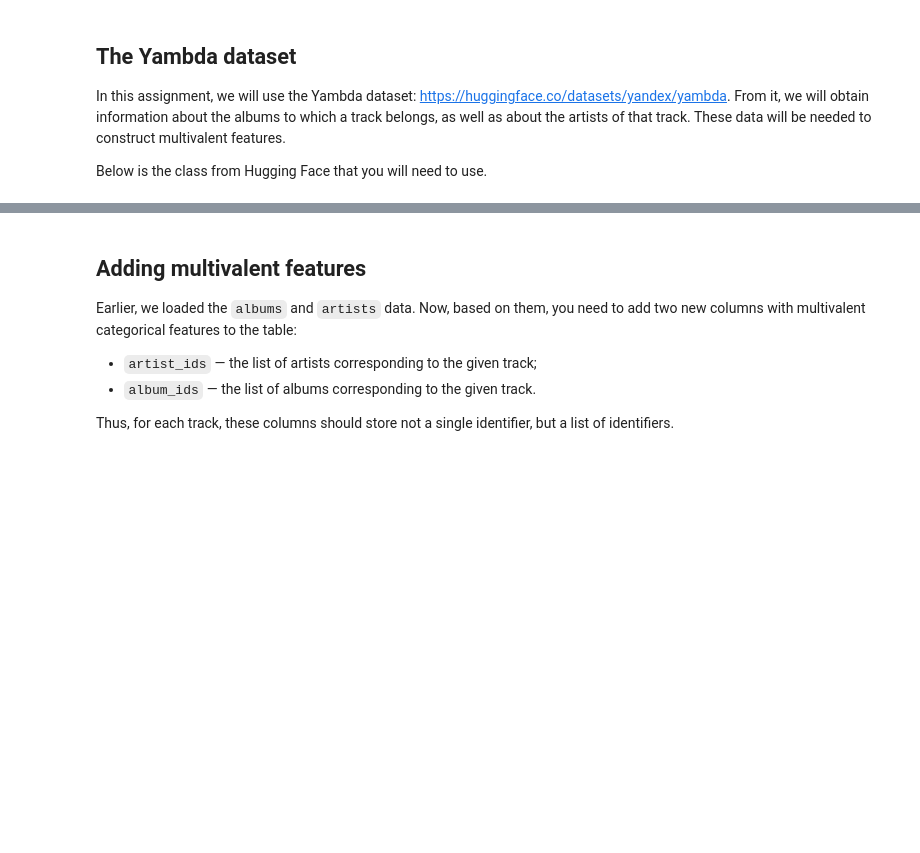
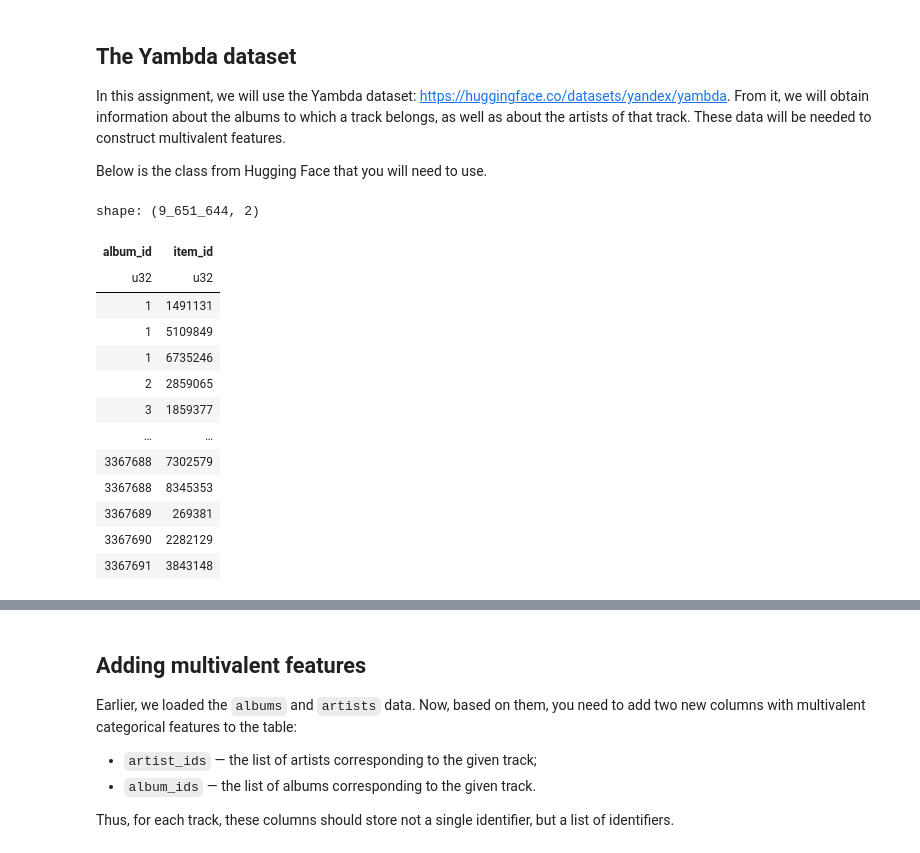
Before and after one commit to lapshinaaa/recsys-tasks, a Jupyter notebook: DeepRecSys3.ipynb, the cells around one changed output, grey strips where cells are left out. Saved outputs shown, nothing was run; the diff lists cells and outputs as text; code cells hidden in the pictures; blank space fills up the shorter version.

```diff
--- a/DeepRecSys3.ipynb
+++ b/DeepRecSys3.ipynb
@@ -184,3 +184,20 @@ yambda_dataset = YambdaDataset(
 )
 albums = yambda_dataset.album_item_mapping().to_polars()
 artists = yambda_dataset.artist_item_mapping().to_polars()
+# %%
+albums
+# %% [output]
+shape: (9_651_644, 2)
+| album_id | item_id |
+| u32 | u32 |
+| 1 | 1491131 |
+| 1 | 5109849 |
+| 1 | 6735246 |
+| 2 | 2859065 |
+| 3 | 1859377 |
+| … | … |
+| 3367688 | 7302579 |
+| 3367688 | 8345353 |
+| 3367689 | 269381 |
+| 3367690 | 2282129 |
+| 3367691 | 3843148 |
```
Also changed, not shown: parts of 4 cells of this notebook.
